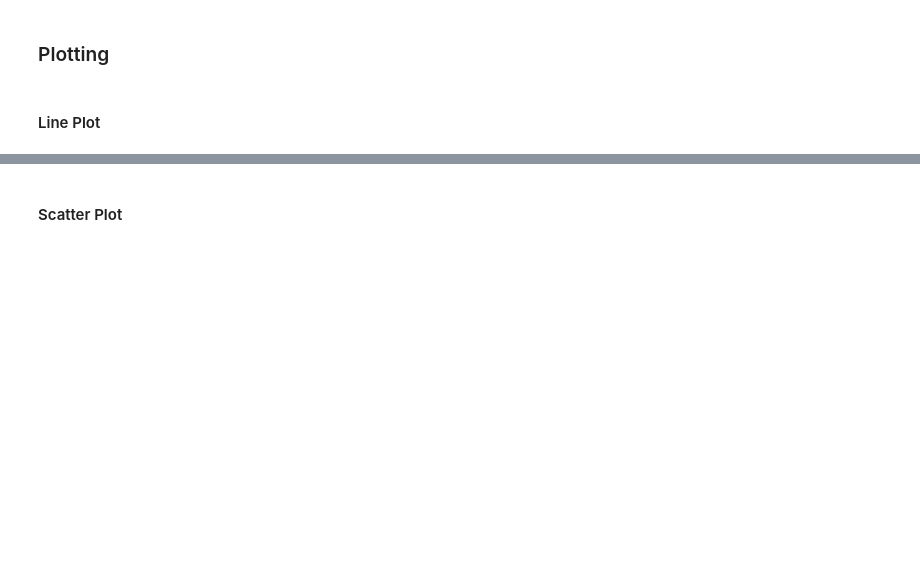
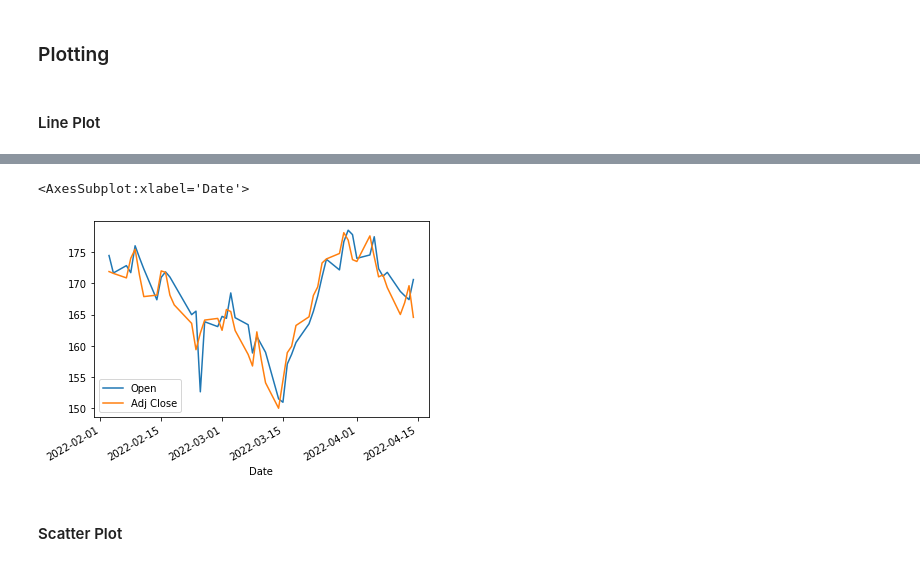
Before and after one commit to caiquemiranda/python-basics-II, a Jupyter notebook: 11-Data-Visualization-with-Matplotlib.ipynb, the cells around one changed output, grey strips where cells are left out. Cells and saved outputs as stored; diff of their text form; code cells hidden in the pictures; blank space fills up the shorter version.

```diff
--- a/11-Data-Visualization-with-Matplotlib.ipynb
+++ b/11-Data-Visualization-with-Matplotlib.ipynb
@@ -243,6 +294,6 @@ ts.plot(color='green')
 # %%
 # -Script to fetch AAPL data from a web resource-
 # Fetch data
-data = pd.read_csv('https://bit.ly/2WcsJE7',
+data = pd.read_csv('data/AAPL.csv',
                    index_col=0,
                    parse_dates=True)
@@ -253,6 +317,9 @@ data.Volume.iloc[:100].plot()
 # %%
 # -Example 18-
-data[['AdjOpen', 'AdjClose']][:50].plot()
+data[['Open', 'Adj Close']][:50].plot()
+# %% [output]
+<AxesSubplot:xlabel='Date'>
+[figure, added]
 # %% [markdown]
 #### Scatter Plot
 # %%
```
Also changed, not shown: parts of 53 cells of this notebook, 2 other files.
